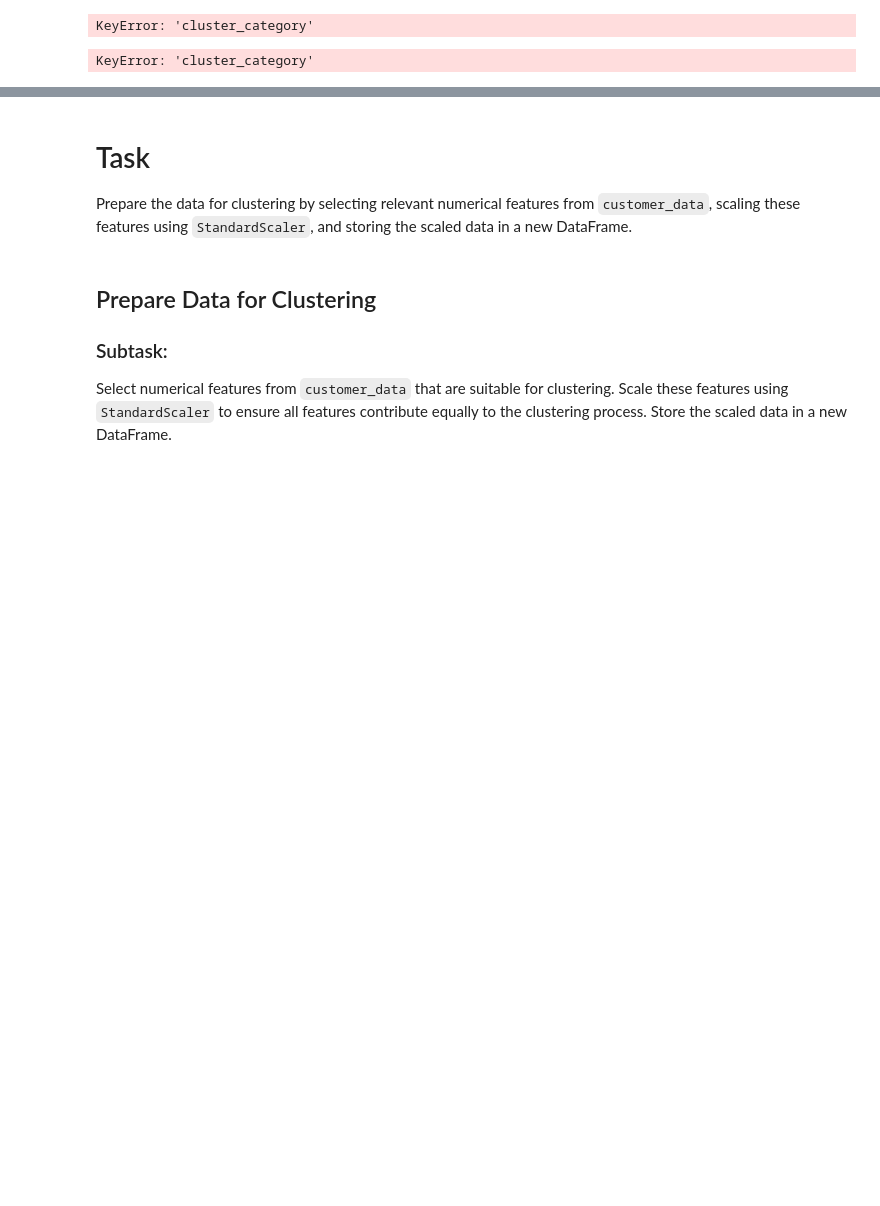
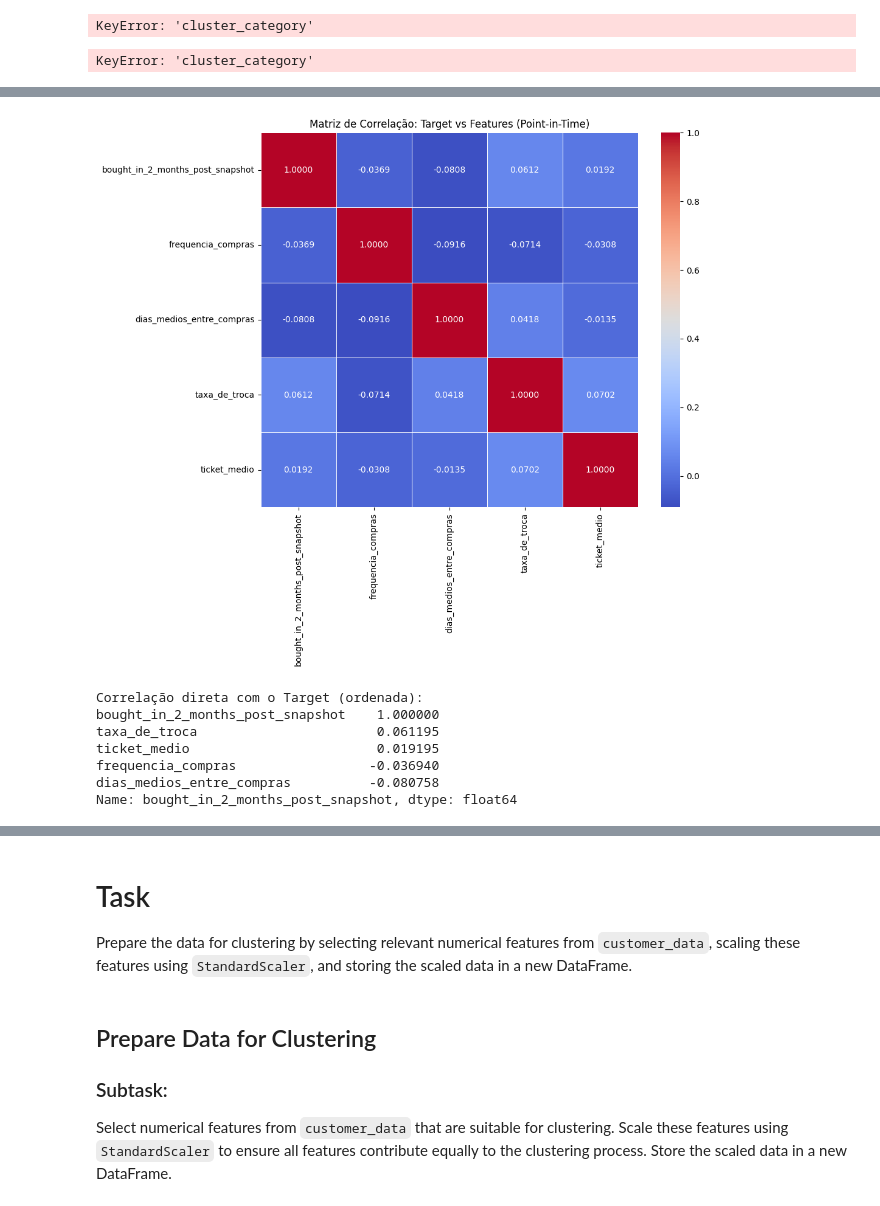
Before and after one commit to luuizfr/PE_Sistema_Automotivo, a Jupyter notebook: PE_Sistema_Automotivo.ipynb, the cells around one changed output, grey strips where cells are left out. Drawn from its saved outputs; the diff is of its cells as text; code cells hidden in the pictures; blank space fills up the shorter version.

Commit message:
Inicialização do modelo, criando variável alvo e gráficos de correlação

```diff
--- a/PE_Sistema_Automotivo.ipynb
+++ b/PE_Sistema_Automotivo.ipynb
@@ -474,3 +490,8 @@ customer_data.head()
 | 00066896-69a1-4cbb-875c-819c1aaca5dc | 1 | 0.0 | 0.0 | 0 | 150209.72 |
 | 0006dd48-1c74-4c6c-91cf-d6179c6f35b8 | 1 | 0.0 | 0.0 | 0 | 134000.00 |
 | 0009d0b8-d31e-40a8-94d8-4d4758433523 | 1 | 0.0 | 0.0 | 0 | 90000.00 |
+# %%
+lojistas_to_remove = (customer_data['frequencia_compras'] > 2) & (customer_data['dias_medios_entre_compras'] < 90)
+customer_data = customer_data[~lojistas_to_remove]
+display(customer_data.head())
+customer_data.info()
@@ -476,0 +518,5 @@ customer_data.head()
+# %%
+customers_com_menos_de_2_vendas = (customer_data['frequencia_compras'] <= 1)
+customer_data = customer_data[~customers_com_menos_de_2_vendas]
+display(customer_data.head())
+customer_data.info()
@@ -566,0 +937,34 @@ KeyError: 'cluster_category'
+# %%
+import matplotlib.pyplot as plt
+import seaborn as sns
+
+# Selecionando as colunas de interesse (numéricas e booleanas)
+features_corr = [
+    'bought_in_2_months_post_snapshot',
+    'frequencia_compras',
+    'dias_medios_entre_compras',
+    'taxa_de_troca',
+    'ticket_medio'
+]
+
+# Calculando a correlação
+corr_matrix = customer_data_expanded[features_corr].corr()
+
+# Configurando o plot
+plt.figure(figsize=(10, 8))
+sns.heatmap(corr_matrix, annot=True, cmap='coolwarm', fmt='.4f', linewidths=0.5)
+plt.title('Matriz de Correlação: Target vs Features (Point-in-Time)')
+plt.show()
+
+# Exibindo a correlação específica com o target
+print("\nCorrelação direta com o Target (ordenada):")
+print(corr_matrix['bought_in_2_months_post_snapshot'].sort_values(ascending=False))
+# %% [output]
+[figure, added]
+Correlação direta com o Target (ordenada):
+bought_in_2_months_post_snapshot    1.000000
+taxa_de_troca                       0.061195
+ticket_medio                        0.019195
+frequencia_compras                 -0.036940
+dias_medios_entre_compras          -0.080758
+Name: bought_in_2_months_post_snapshot, dtype: float64
```
Also changed, not shown: parts of 35 cells of this notebook.
